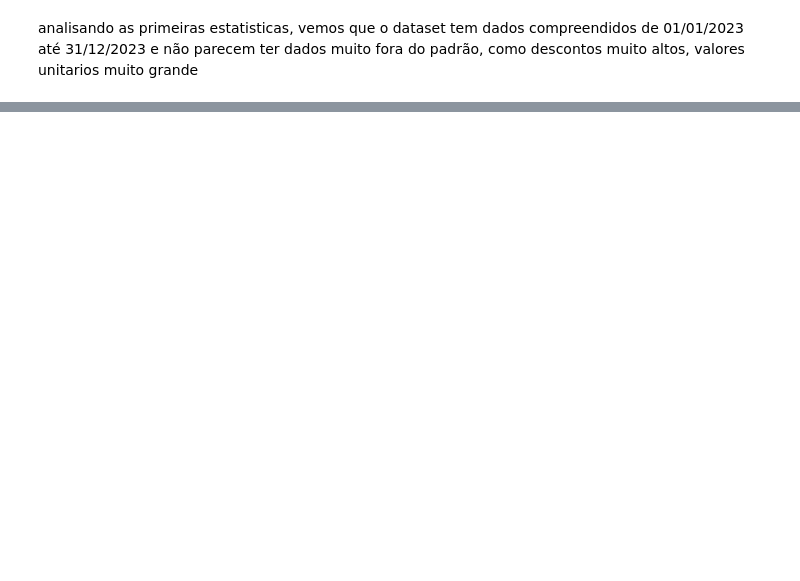
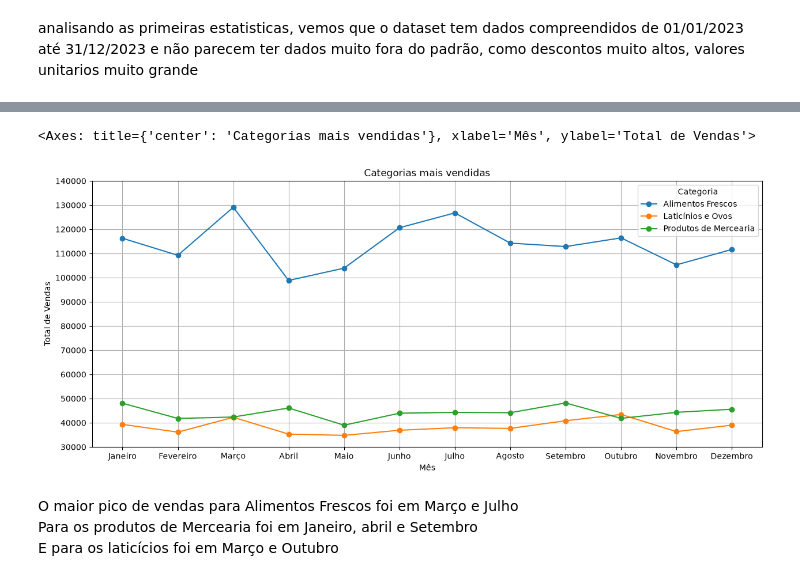
Before and after one commit to missmaryz/Projeto_Analise_Exploratoria_Caixaverso, a Jupyter notebook: Projeto_Mariana_Meneses.ipynb, the cells around one changed output, grey strips where cells are left out. Cells and saved outputs as stored; diff of their text form; code cells hidden in the pictures; blank space fills up the shorter version.

```diff
--- a/Projeto_Mariana_Meneses.ipynb
+++ b/Projeto_Mariana_Meneses.ipynb
@@ -92,2 +98,0 @@ Name: Total_Venda, dtype: float64
-# %%
-vendas['mes'] = vendas['Data'].dt.month_name(locale='pt_BR.utf-8')
@@ -143,0 +104,12 @@ vendas_categoria_mes.plot(kind='bar')
+# %%
+mascara = (
+vendas['Categoria'] == 'Alimentos Frescos') | (vendas['Categoria'] == 'Produtos de Mercearia') | (vendas['Categoria'] == 'Laticínios e Ovos'
+)
+
+mais_vendidos = vendas[mascara]
+# %%
+mais_vendidos = mais_vendidos.pivot_table(index='mes', columns='Categoria', values='Total_Venda', aggfunc='sum')
+# %%
+meses_ordenados = ['Janeiro', 'Fevereiro', 'Março', 'Abril', 'Maio', 'Junho', 'Julho', 'Agosto', 'Setembro', 'Outubro', 'Novembro', 'Dezembro']
+
+mais_vendidos = mais_vendidos.reindex(meses_ordenados)
@@ -143,0 +133,9 @@ vendas_categoria_mes.plot(kind='bar')
+# %%
+mais_vendidos.plot(figsize=(15, 6), kind='line', title='Categorias mais vendidas', ylabel='Total de Vendas', xlabel='Mês', marker='o', grid=True, legend=True, xticks=range(len(mais_vendidos.index)), yticks=range(30000, 145000, 10000))
+# %% [output]
+<Axes: title={'center': 'Categorias mais vendidas'}, xlabel='Mês', ylabel='Total de Vendas'>
+[figure, added]
+# %% [markdown]
+O maior pico de vendas para Alimentos Frescos foi em Março e Julho<br>
+Para os produtos de Mercearia foi em Janeiro, abril e Setembro <br>
+E para os laticícios foi em Março e Outubro
```
Also changed, not shown: parts of 70 cells of this notebook.
